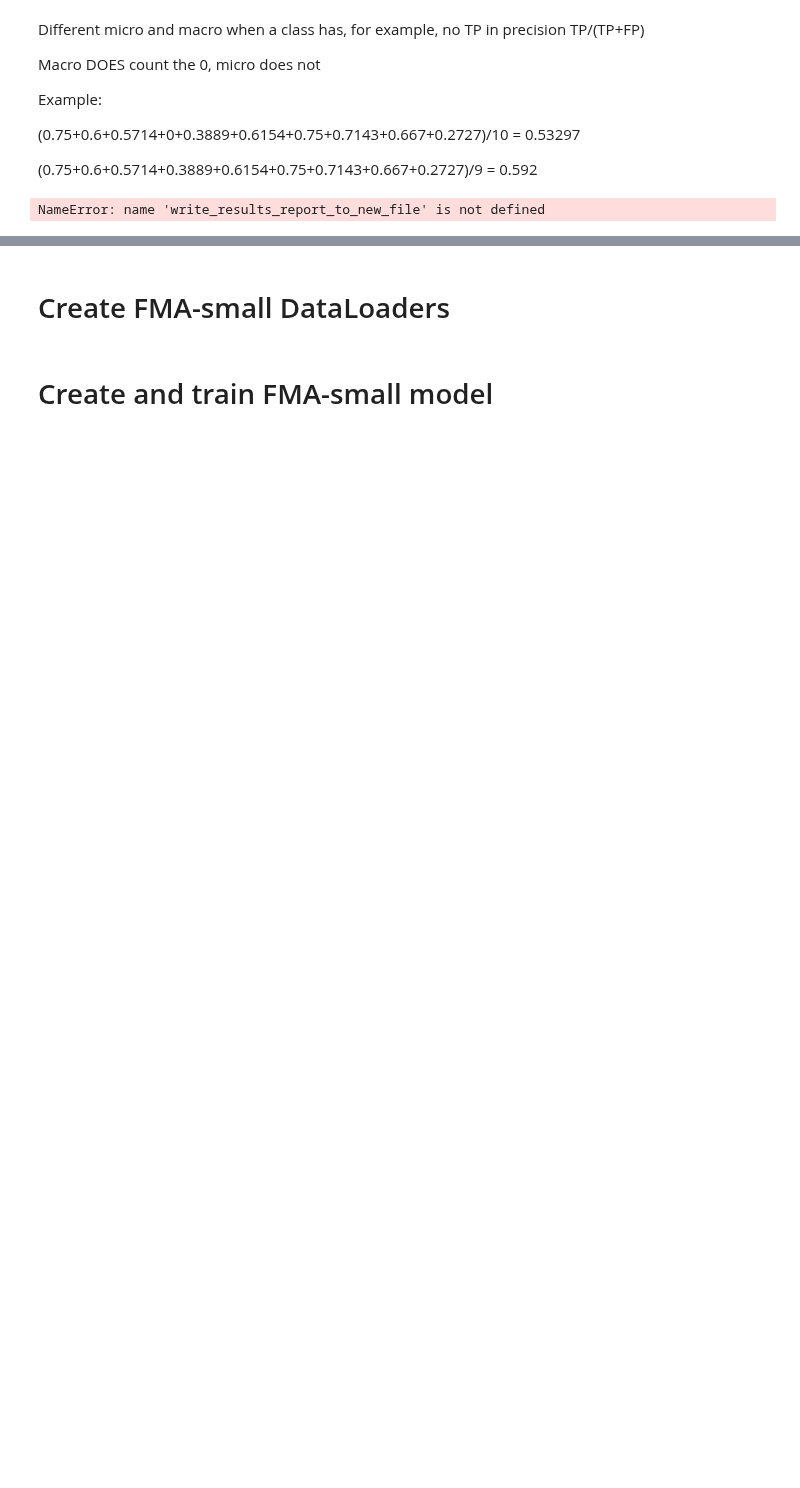
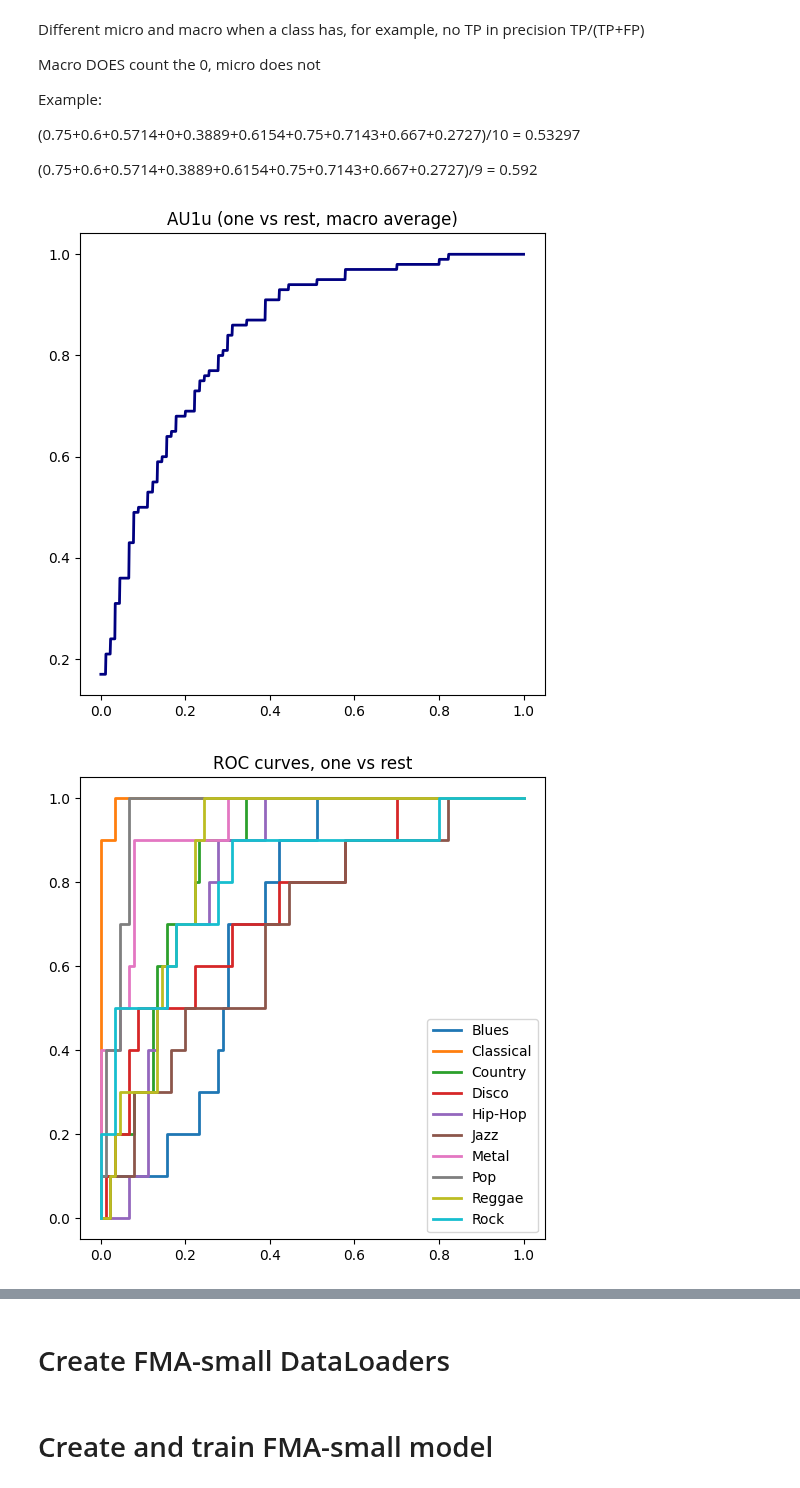
Before and after one commit to kadamczak/metric_analysis, a Jupyter notebook: src/tests.ipynb, the cells around one changed output, grey strips where cells are left out. Cells and saved outputs as stored; diff of their text form; code cells hidden in the pictures; blank space fills up the shorter version.

```diff
--- a/src/tests.ipynb
+++ b/src/tests.ipynb
@@ -1114,0 +1108,9 @@ EPOCHS_GTZAN_MULTI = 3
+# %%
+gtzan_multi_model_name = "model6"
+gtzan_multi_test_set = "test"
+# %%
+gtzan_multi_exp_info = experiment_info(gtzan_multi_model_name,
+                                       "GTZAN",
+                                       "multi",
+                                       gtzan_multi_test_set,
+                                       gtzan_classes)
@@ -1198,6 +1228,10 @@ Example:
 
 (0.75+0.6+0.5714+0.3889+0.6154+0.75+0.7143+0.667+0.2727)/9 = 0.592
 # %%
-write_results_report_to_new_file(report_output_dirs['gtzan_multi'], EPOCHS_GTZAN_MULTI, results, gtzan_classes)
+write_results_report_to_new_file(output_dir_path=report_output_dirs['gtzan_multi'],
+                                 experiment_info=gtzan_multi_exp_info,
+                                 epochs=GTZAN_MULTI_TOTAL_EPOCHS,
+                                 results=results)
 # %% [output]
-NameError: name 'write_results_report_to_new_file' is not defined
+[figure, added]
+[figure, added]
```
Also changed, not shown: parts of 63 cells of this notebook.
